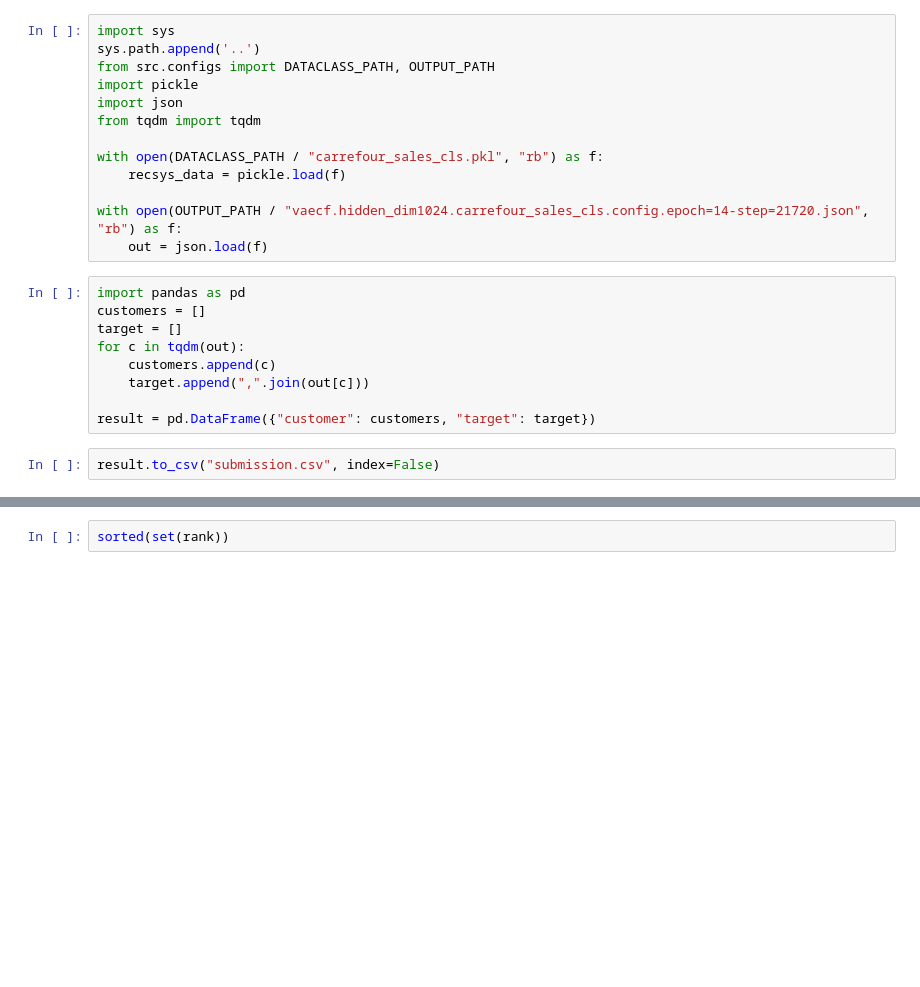
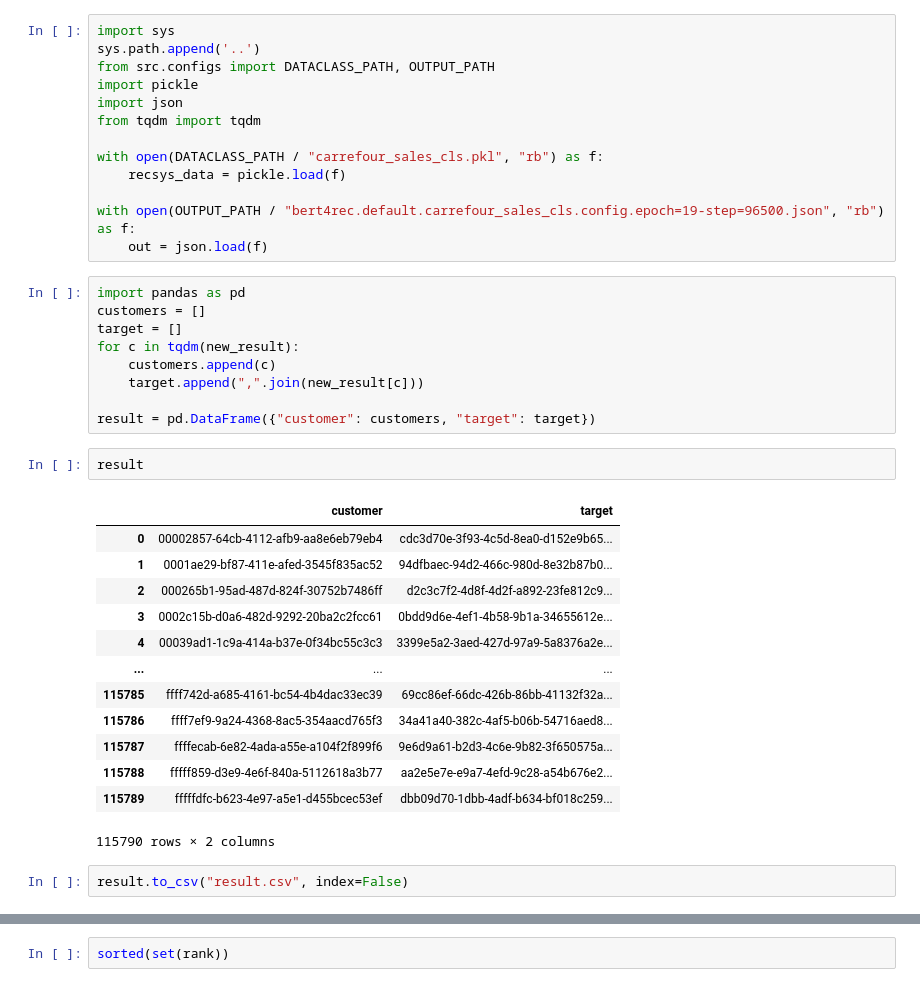
Before and after one commit to Aidenzich/TVA, a Jupyter notebook: test.ipynb, the cells around one changed output, grey strips where cells are left out. Cells and saved outputs as stored; diff of their text form; blank space fills up the shorter version.

```diff
--- a/test.ipynb
+++ b/test.ipynb
@@ -9,16 +9,32 @@ from tqdm import tqdm
 with open(DATACLASS_PATH / "carrefour_sales_cls.pkl", "rb") as f:
     recsys_data = pickle.load(f)
 
-with open(OUTPUT_PATH / "vaecf.hidden_dim1024.carrefour_sales_cls.config.epoch=14-step=21720.json", "rb") as f:
+with open(OUTPUT_PATH / "bert4rec.default.carrefour_sales_cls.config.epoch=19-step=96500.json", "rb") as f:
     out = json.load(f)
 # %%
 import pandas as pd
 customers = []
 target = []
-for c in tqdm(out):
+for c in tqdm(new_result):
     customers.append(c)
-    target.append(",".join(out[c]))
+    target.append(",".join(new_result[c]))
 
 result = pd.DataFrame({"customer": customers, "target": target})
+# %%
+result
+# %% [output]
+|  | customer | target |
+| 0 | 00002857-64cb-4112-afb9-aa8e6eb79eb4 | cdc3d70e-3f93-4c5d-8ea0-d152e9b65... |
+| 1 | 0001ae29-bf87-411e-afed-3545f835ac52 | 94dfbaec-94d2-466c-980d-8e32b87b0... |
+| 2 | 000265b1-95ad-487d-824f-30752b7486ff | d2c3c7f2-4d8f-4d2f-a892-23fe812c9... |
+| 3 | 0002c15b-d0a6-482d-9292-20ba2c2fcc61 | 0bdd9d6e-4ef1-4b58-9b1a-34655612e... |
+| 4 | 00039ad1-1c9a-414a-b37e-0f34bc55c3c3 | 3399e5a2-3aed-427d-97a9-5a8376a2e... |
+| ... | ... | ... |
+| 115785 | ffff742d-a685-4161-bc54-4b4dac33ec39 | 69cc86ef-66dc-426b-86bb-41132f32a... |
+| 115786 | ffff7ef9-9a24-4368-8ac5-354aacd765f3 | 34a41a40-382c-4af5-b06b-54716aed8... |
+| 115787 | ffffecab-6e82-4ada-a55e-a104f2f899f6 | 9e6d9a61-b2d3-4c6e-9b82-3f650575a... |
+| 115788 | fffff859-d3e9-4e6f-840a-5112618a3b77 | aa2e5e7e-e9a7-4efd-9c28-a54b676e2... |
+| 115789 | fffffdfc-b623-4e97-a5e1-d455bcec53ef | dbb09d70-1dbb-4adf-b634-bf018c259... |
+115790 rows × 2 columns
 # %%
-result.to_csv("submission.csv", index=False)
+result.to_csv("result.csv", index=False)
```
Also changed, not shown: parts of 9 cells of this notebook, 4 other files.
